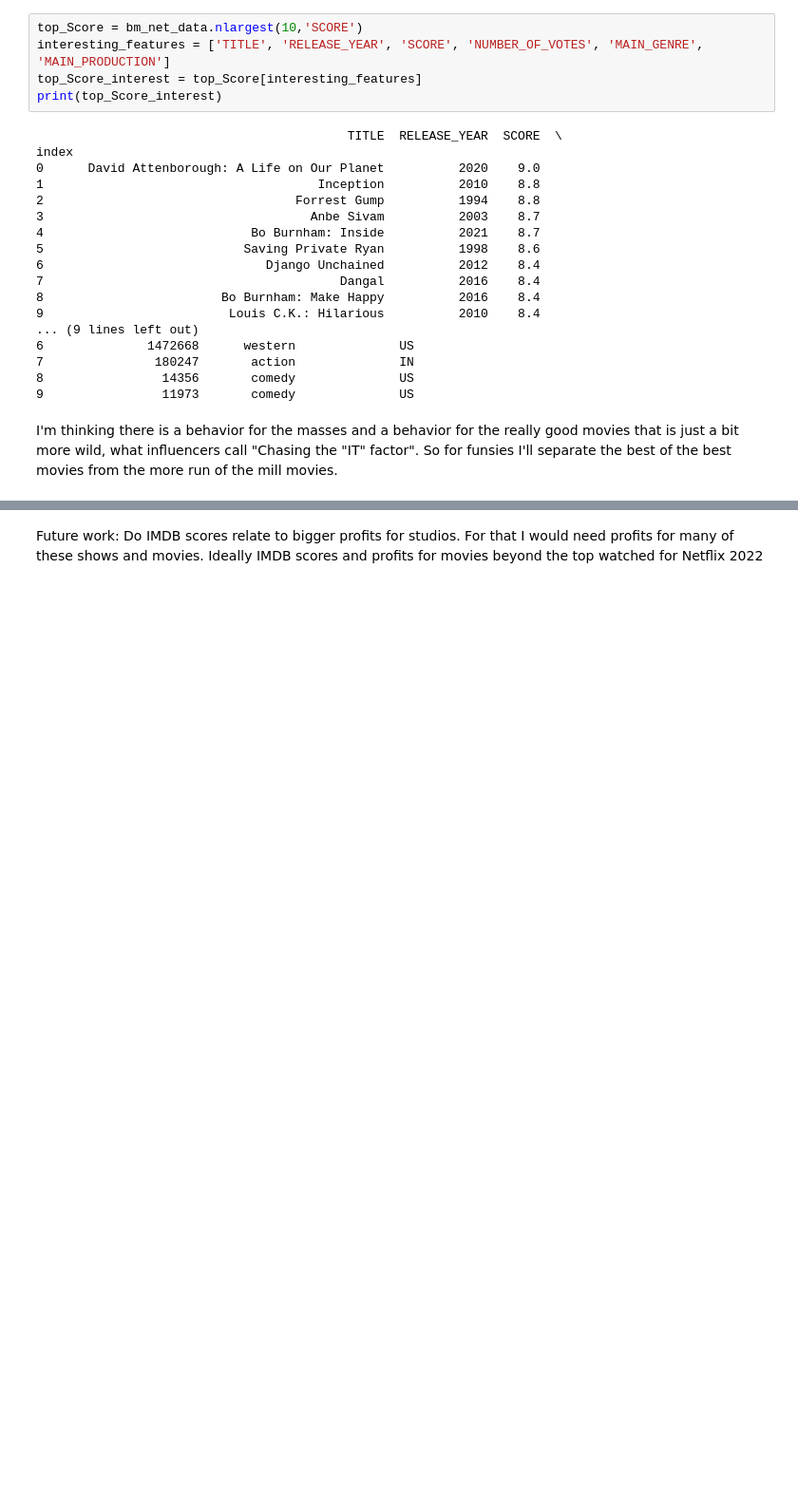
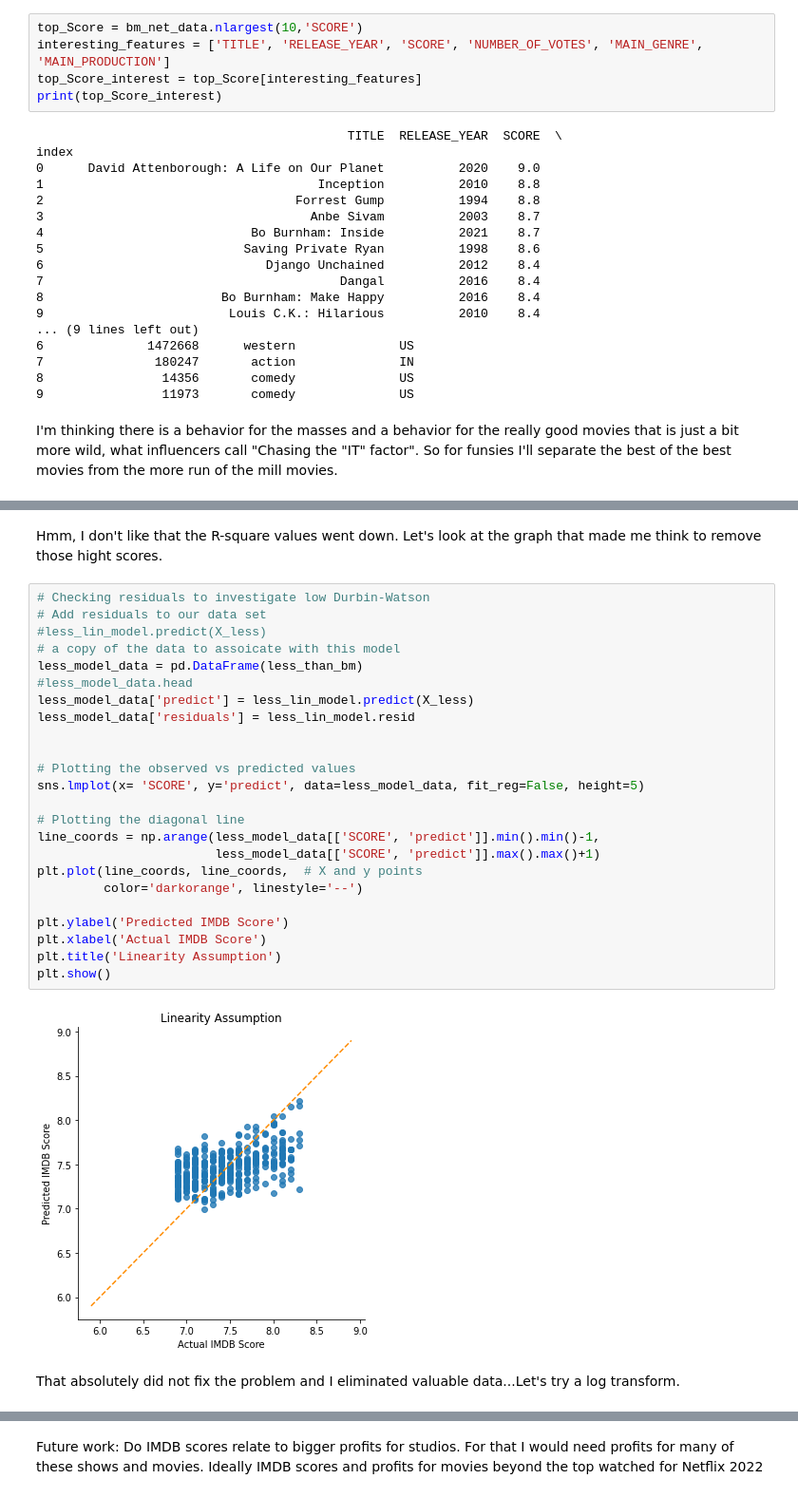
Before and after one commit to leiayoung/lny-sharing, a Jupyter notebook: netflix-exploration.ipynb, the cells around one changed output, grey strips where cells are left out. Shown at 95% size. Cells and saved outputs as stored; diff of their text form; blank space fills up the shorter version.

```diff
--- a/netflix-exploration.ipynb
+++ b/netflix-exploration.ipynb
@@ -1123,0 +1204,30 @@ less_than_bm = bm_net_data[bm_net_data['SCORE']< 8.5]
+# %% [markdown]
+Hmm, I don't like that the R-square values went down. Let's look at the graph that made me think to remove those hight scores.
+# %%
+# Checking residuals to investigate low Durbin-Watson
+# Add residuals to our data set
+#less_lin_model.predict(X_less)
+# a copy of the data to assoicate with this model
+less_model_data = pd.DataFrame(less_than_bm)
+#less_model_data.head
+less_model_data['predict'] = less_lin_model.predict(X_less)
+less_model_data['residuals'] = less_lin_model.resid
+
+
+# Plotting the observed vs predicted values
+sns.lmplot(x= 'SCORE', y='predict', data=less_model_data, fit_reg=False, height=5)
+
+# Plotting the diagonal line
+line_coords = np.arange(less_model_data[['SCORE', 'predict']].min().min()-1,
+                        less_model_data[['SCORE', 'predict']].max().max()+1)
+plt.plot(line_coords, line_coords,  # X and y points
+         color='darkorange', linestyle='--')
+
+plt.ylabel('Predicted IMDB Score')
+plt.xlabel('Actual IMDB Score')
+plt.title('Linearity Assumption')
+plt.show()
+# %% [output]
+[figure, added]
+# %% [markdown]
+That absolutely did not fix the problem and I eliminated valuable data...Let's try a log transform.
```
Also changed, not shown: parts of 15 cells of this notebook.
